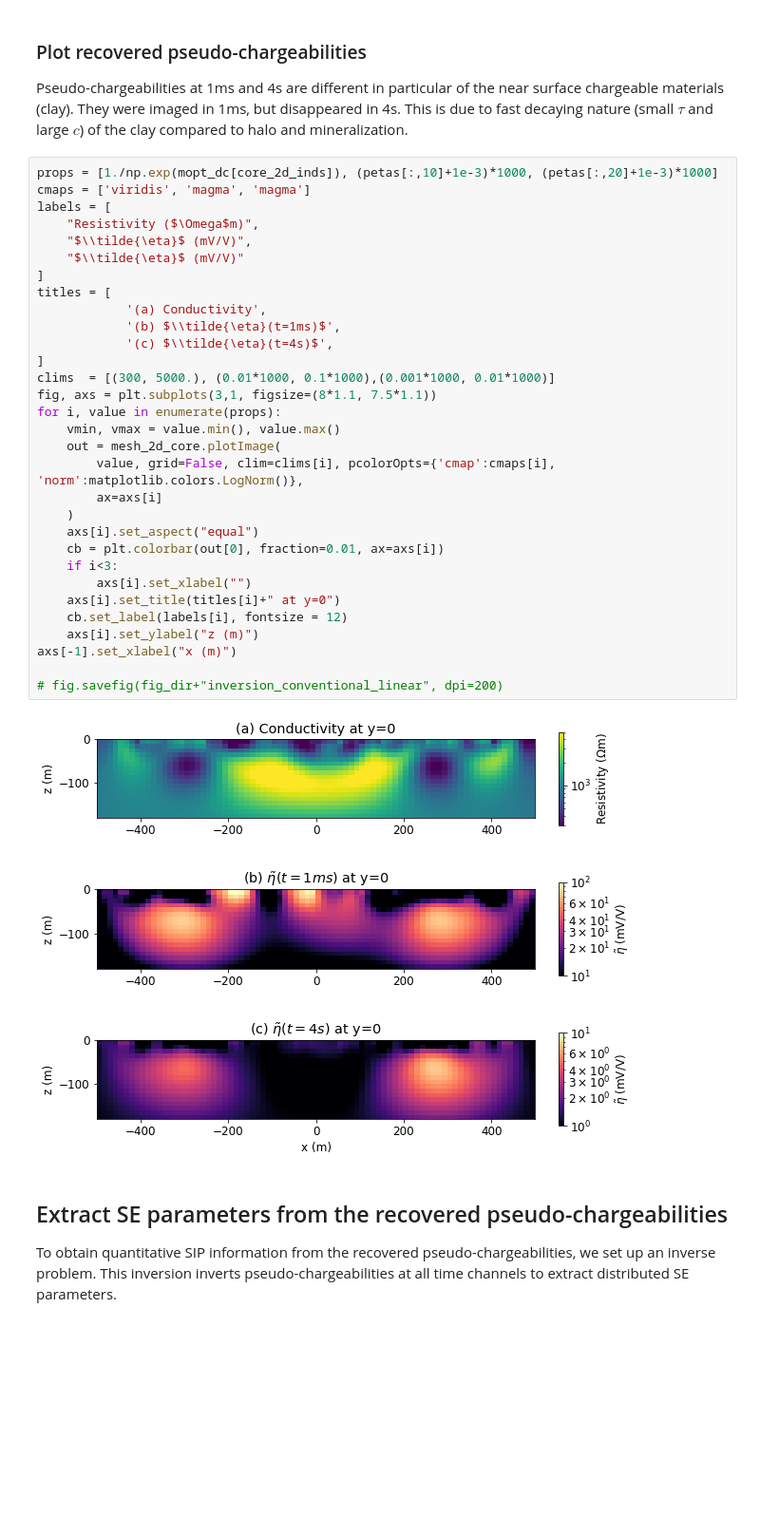
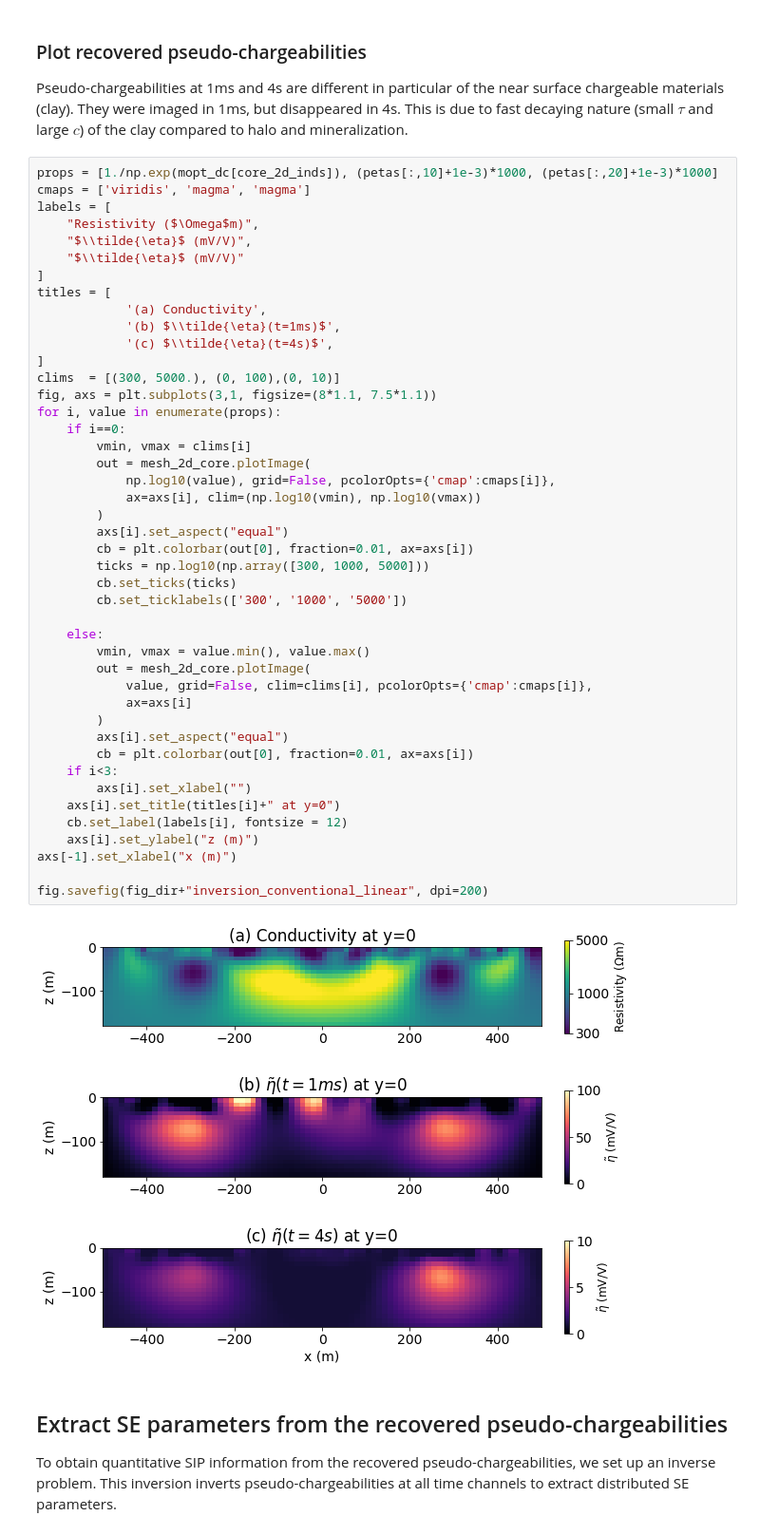
Before and after one commit to simpeg-research/kang-2018-spectral-inducedpolarization, a Jupyter notebook: notebooks/4-DC-SIP-inversion-2D.ipynb, the cells around one changed output. Shown: that part at 95% size. Cells and saved outputs as stored; diff of their text form; blank space fills up the shorter version.

```diff
--- a/notebooks/4-DC-SIP-inversion-2D.ipynb
+++ b/notebooks/4-DC-SIP-inversion-2D.ipynb
@@ -428,36 +445,49 @@ They were imaged in 1ms, but disappeared in 4s. This is due to fast decaying nat
 # %%
 props = [1./np.exp(mopt_dc[core_2d_inds]), (petas[:,10]+1e-3)*1000, (petas[:,20]+1e-3)*1000]
 cmaps = ['viridis', 'magma', 'magma']
 labels = [
     "Resistivity ($\Omega$m)",
     "$\\tilde{\eta}$ (mV/V)",
     "$\\tilde{\eta}$ (mV/V)"
 ]
 titles = [
             '(a) Conductivity',
             '(b) $\\tilde{\eta}(t=1ms)$',
             '(c) $\\tilde{\eta}(t=4s)$',
 ]
-clims  = [(300, 5000.), (0.01*1000, 0.1*1000),(0.001*1000, 0.01*1000)]
+clims  = [(300, 5000.), (0, 100),(0, 10)]
 fig, axs = plt.subplots(3,1, figsize=(8*1.1, 7.5*1.1))
 for i, value in enumerate(props):
-    vmin, vmax = value.min(), value.max()
-    out = mesh_2d_core.plotImage(
-        value, grid=False, clim=clims[i], pcolorOpts={'cmap':cmaps[i], 'norm':matplotlib.colors.LogNorm()},
-        ax=axs[i]
-    )
-    axs[i].set_aspect("equal")
-    cb = plt.colorbar(out[0], fraction=0.01, ax=axs[i])
+    if i==0:
+        vmin, vmax = clims[i]
+        out = mesh_2d_core.plotImage(
+            np.log10(value), grid=False, pcolorOpts={'cmap':cmaps[i]},
+            ax=axs[i], clim=(np.log10(vmin), np.log10(vmax))
+        )
+        axs[i].set_aspect("equal")
+        cb = plt.colorbar(out[0], fraction=0.01, ax=axs[i])
+        ticks = np.log10(np.array([300, 1000, 5000]))
+        cb.set_ticks(ticks)
+        cb.set_ticklabels(['300', '1000', '5000'])
+
+    else:
+        vmin, vmax = value.min(), value.max()
+        out = mesh_2d_core.plotImage(
+            value, grid=False, clim=clims[i], pcolorOpts={'cmap':cmaps[i]},
+            ax=axs[i]
+        )
+        axs[i].set_aspect("equal")
+        cb = plt.colorbar(out[0], fraction=0.01, ax=axs[i])
     if i<3:
         axs[i].set_xlabel("")
     axs[i].set_title(titles[i]+" at y=0")
     cb.set_label(labels[i], fontsize = 12)
     axs[i].set_ylabel("z (m)")
 axs[-1].set_xlabel("x (m)")
 
-# fig.savefig(fig_dir+"inversion_conventional_linear", dpi=200)
+fig.savefig(fig_dir+"inversion_conventional_linear", dpi=200)
 # %% [output]
-[figure, old version]
+[figure, new version]
 # %% [markdown]
 ## Extract SE parameters from the recovered pseudo-chargeabilities
 
```
Also changed, not shown: parts of 9 cells of this notebook, 14 other files.
